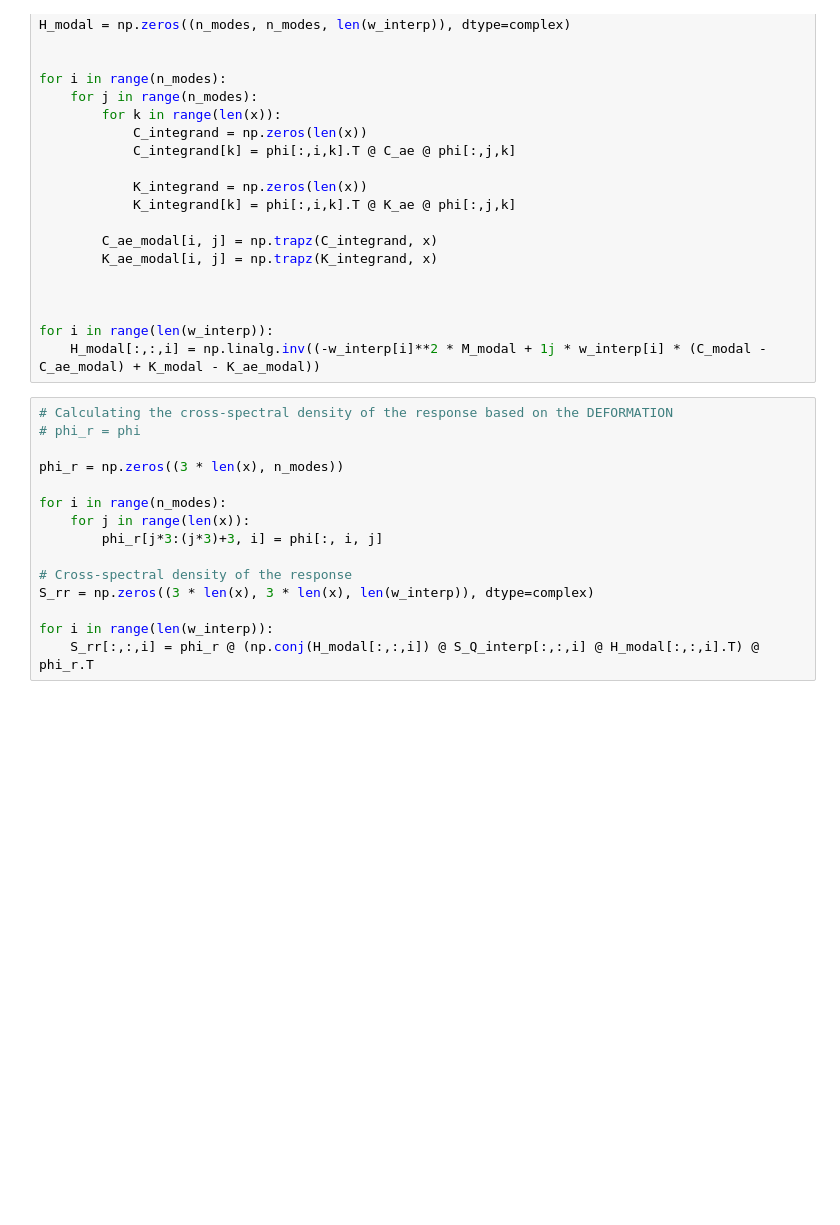
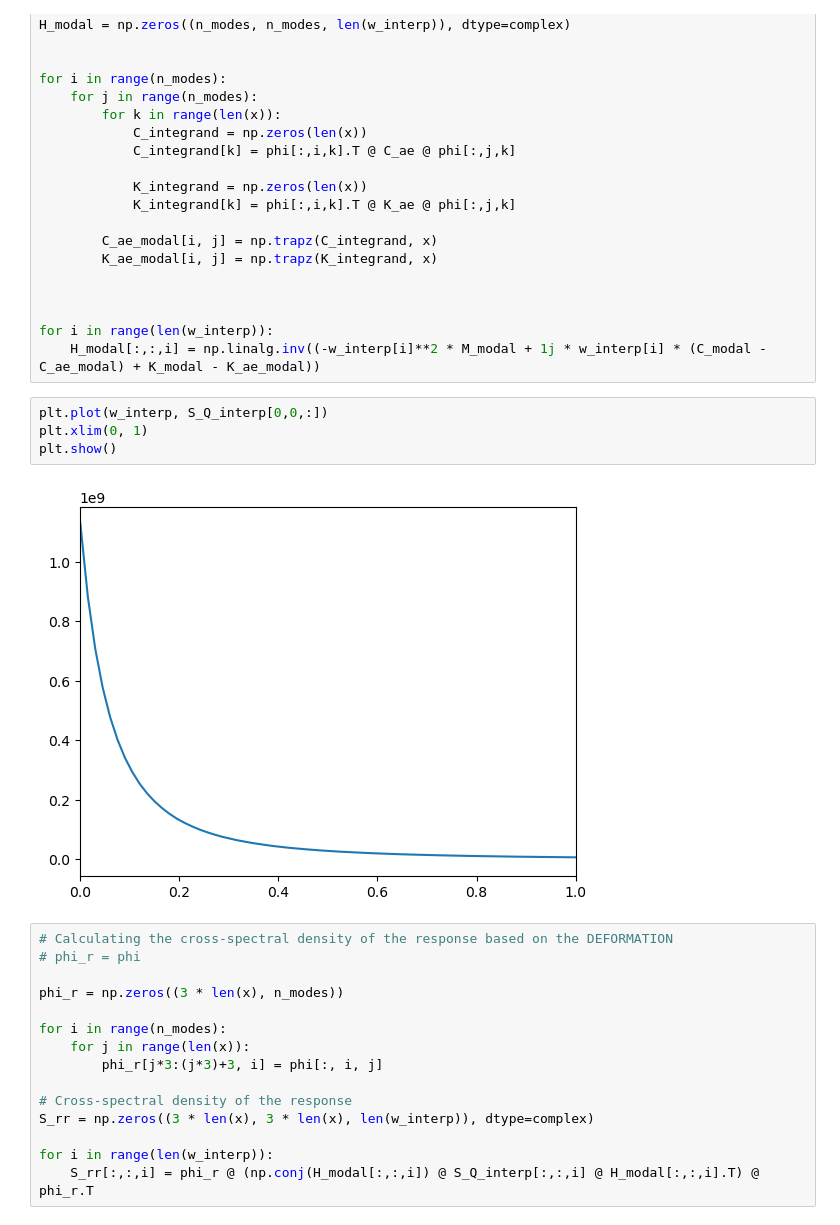
Before and after one commit to markusweberg/buffeting_load_response, a Jupyter notebook: Buffeting_load_response.ipynb, the cells around one changed output. Cells and saved outputs as stored; diff of their text form; blank space fills up the shorter version.

```diff
--- a/Buffeting_load_response.ipynb
+++ b/Buffeting_load_response.ipynb
@@ -217,6 +218,12 @@ for i in range(n_modes):
 
 for i in range(len(w_interp)):
     H_modal[:,:,i] = np.linalg.inv((-w_interp[i]**2 * M_modal + 1j * w_interp[i] * (C_modal - C_ae_modal) + K_modal - K_ae_modal))
+# %%
+plt.plot(w_interp, S_Q_interp[0,0,:])
+plt.xlim(0, 1)
+plt.show()
+# %% [output]
+[figure, added]
 # %%
 # Calculating the cross-spectral density of the response based on the DEFORMATION
 # phi_r = phi
```
Also changed, not shown: parts of 12 cells of this notebook, 32 other files.
